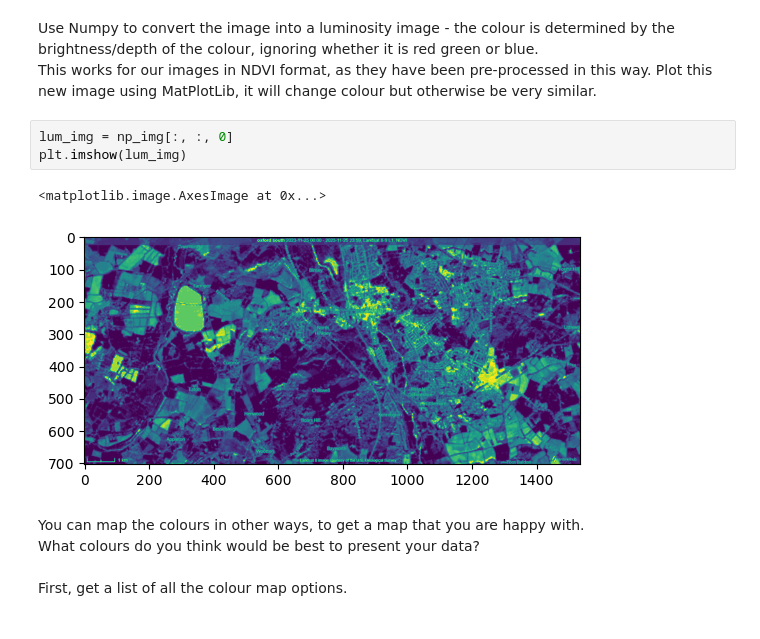
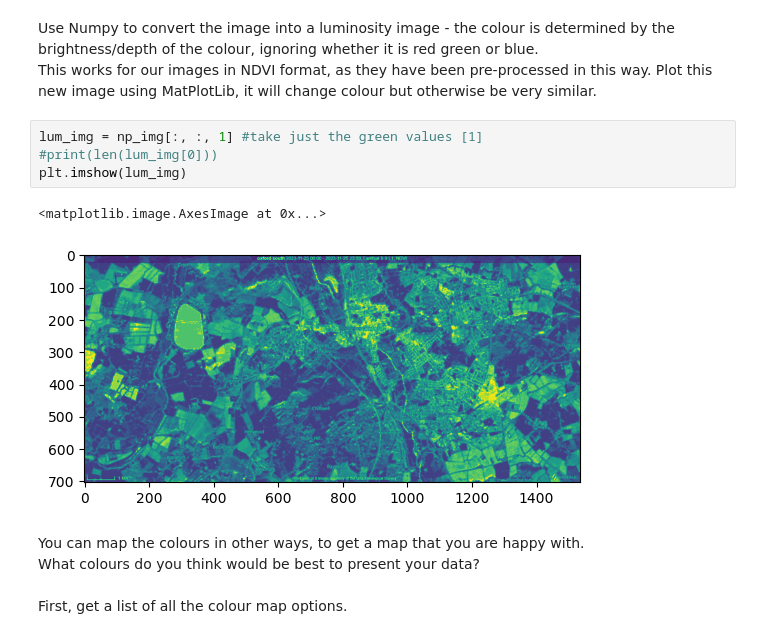
Before and after one commit to hermonochy/satellite-imagery, a Jupyter notebook: content/VegetationWorkshopDraft.ipynb, the cells around one changed output. Cells and saved outputs as stored; diff of their text form.

```diff
--- a/content/VegetationWorkshopDraft.ipynb
+++ b/content/VegetationWorkshopDraft.ipynb
@@ -41,11 +41,12 @@ Use Numpy to convert the image into a luminosity image - the colour is determine
 This works for our images in NDVI format, as they have been pre-processed in this way.
 Plot this new image using MatPlotLib, it will change colour but otherwise be very similar.
 # %%
-lum_img = np_img[:, :, 0]
+lum_img = np_img[:, :, 1] #take just the green values [1]
+#print(len(lum_img[0]))
 plt.imshow(lum_img)
 # %% [output]
 <matplotlib.image.AxesImage at 0x...>
-[figure, old version]
+[figure, new version]
 # %% [markdown]
 You can map the colours in other ways, to get a map that you are happy with.<br>
 What colours do you think would be best to present your data?<br>
```
Also changed, not shown: parts of 8 cells of this notebook.
